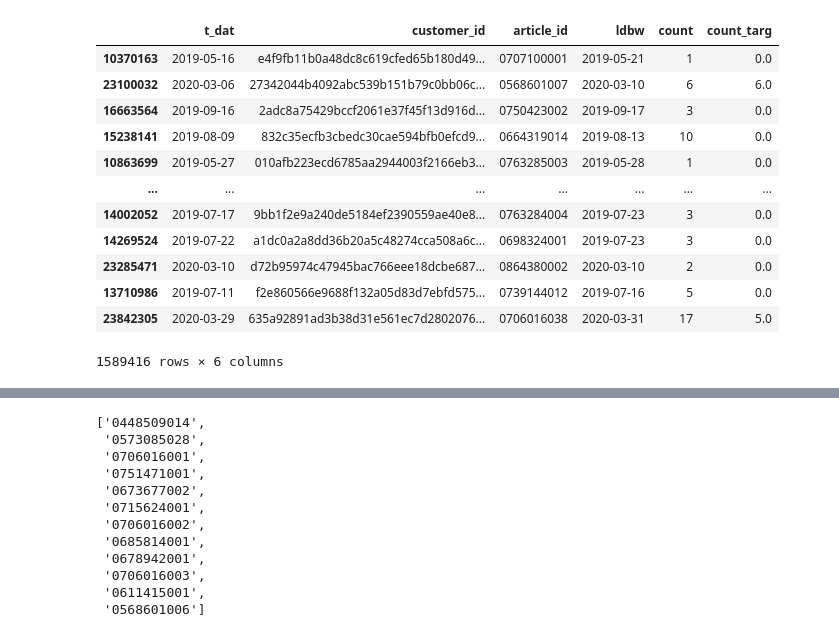
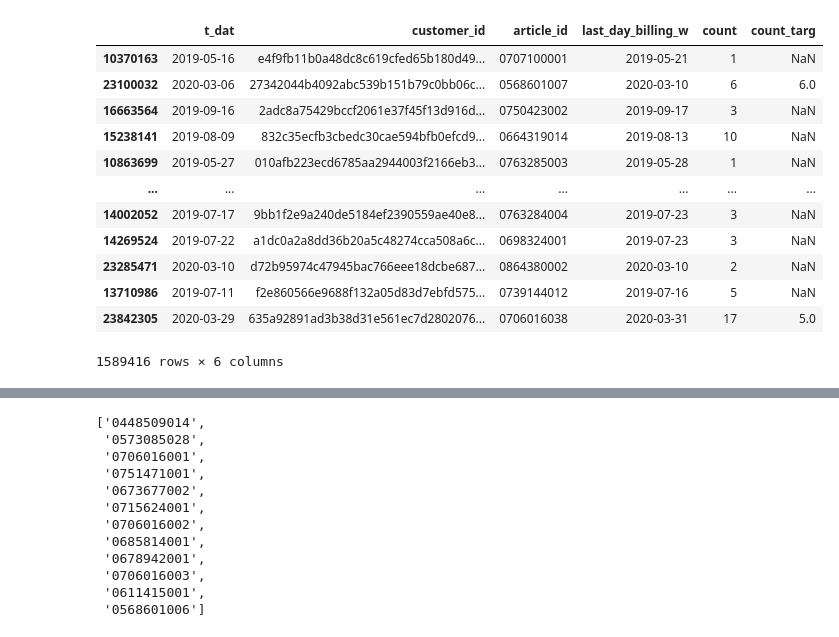
Before and after one commit to treb93/pyhm, a Jupyter notebook: analyse_dataframe.ipynb, the cells around one changed output, grey strips where cells are left out. Cells and saved outputs as stored; diff of their text form; code cells hidden in the pictures.

```diff
--- a/analyse_dataframe.ipynb
+++ b/analyse_dataframe.ipynb
@@ -38,0 +45,6 @@ last_ts = df_trans_sample['t_dat'].max()
+# %%
+
+# Ajouter une colonne 'last day of the billing week"
+
+df_trans_sample['last_day_billing_w'] = df_trans_sample['t_dat'].apply(lambda x: last_ts - (last_ts - x).floor('7D')) # À éclaircir
+df_trans_sample
@@ -39,11 +65,6 @@ last_ts = df_trans_sample['t_dat'].max()
 # %%
-#Ajouter le dernier jour de la "billing week"
-df_trans_sample['ldbw'] = df_trans_sample['t_dat'].apply(lambda d: last_ts - (last_ts - d).floor('7D'))
-
 # Compter le nombre de transactions par semaine
-weekly_sales = df_trans_sample.drop('customer_id', axis=1).groupby(['ldbw', 'article_id']).count()
-weekly_sales = weekly_sales.rename(columns={'t_dat': 'count'})
-df_trans_sample = df_trans_sample.join(weekly_sales, on=['ldbw', 'article_id'])
-
-df_trans_sample
+sales_per_w = df_trans_sample.drop('customer_id', axis= 1).groupby(['last_day_billing_w', 'article_id']).count()
+sales_per_w = sales_per_w.rename(columns={'t_dat':'count'})
+sales_per_w.head()
 # %% [output]
@@ -62,0 +78,4 @@ df_trans_sample
+# %%
+#Jointure entre df trans_sample et df sales_per_w
+df_trans_sample = df_trans_sample.join(sales_per_w, on=['last_day_billing_w', 'article_id'])
+df_trans_sample
@@ -63,29 +96,27 @@ df_trans_sample
 # %%
 # On part de l'hypothèse que les ventes de la semaine 'target' seront similaires aux ventes de la dernière
 # semaine du data training
-
-weekly_sales = weekly_sales.reset_index().set_index('article_id')
+ ## Mettre l'article id en index du df sales_per_w
+sales_per_w = sales_per_w.reset_index().set_index('article_id')
+sales_per_w
+ ## Jointure entre df trans_sample et df répertoriant les ventes des art le jour du last day of billing week
 last_day = last_ts.strftime('%Y-%m-%d')
-
-df_trans_sample = df_trans_sample.join(
-    weekly_sales.loc[weekly_sales['ldbw']==last_day, ['count']],
-    on='article_id', rsuffix="_targ")  # À éclaircir
-
-df_trans_sample['count_targ'].fillna(0, inplace=True)
-del weekly_sales
+sales_per_w.loc[sales_per_w['last_day_billing_w']==last_day, ['count']]
+df_trans_sample = df_trans_sample.join(sales_per_w.loc[sales_per_w['last_day_billing_w']==last_day, ['count']],
+                                       on='article_id', rsuffix='_targ')
 
 df_trans_sample
 # %% [output]
-|  | t_dat | customer_id | article_id | ldbw | count | count_targ |
-| 10370163 | 2019-05-16 | e4f9fb11b0a48dc8c619cfed65b180d49... | 0707100001 | 2019-05-21 | 1 | 0.0 |
+|  | t_dat | customer_id | article_id | last_day_billing_w | count | count_targ |
+| 10370163 | 2019-05-16 | e4f9fb11b0a48dc8c619cfed65b180d49... | 0707100001 | 2019-05-21 | 1 | NaN |
 | 23100032 | 2020-03-06 | 27342044b4092abc539b151b79c0bb06c... | 0568601007 | 2020-03-10 | 6 | 6.0 |
-| 16663564 | 2019-09-16 | 2adc8a75429bccf2061e37f45f13d916d... | 0750423002 | 2019-09-17 | 3 | 0.0 |
-| 15238141 | 2019-08-09 | 832c35ecfb3cbedc30cae594bfb0efcd9... | 0664319014 | 2019-08-13 | 10 | 0.0 |
-| 10863699 | 2019-05-27 | 010afb223ecd6785aa2944003f2166eb3... | 0763285003 | 2019-05-28 | 1 | 0.0 |
+| 16663564 | 2019-09-16 | 2adc8a75429bccf2061e37f45f13d916d... | 0750423002 | 2019-09-17 | 3 | NaN |
+| 15238141 | 2019-08-09 | 832c35ecfb3cbedc30cae594bfb0efcd9... | 0664319014 | 2019-08-13 | 10 | NaN |
+| 10863699 | 2019-05-27 | 010afb223ecd6785aa2944003f2166eb3... | 0763285003 | 2019-05-28 | 1 | NaN |
 | ... | ... | ... | ... | ... | ... | ... |
-| 14002052 | 2019-07-17 | 9bb1f2e9a240de5184ef2390559ae40e8... | 0763284004 | 2019-07-23 | 3 | 0.0 |
-| 14269524 | 2019-07-22 | a1dc0a2a8dd36b20a5c48274cca508a6c... | 0698324001 | 2019-07-23 | 3 | 0.0 |
-| 23285471 | 2020-03-10 | d72b95974c47945bac766eee18dcbe687... | 0864380002 | 2020-03-10 | 2 | 0.0 |
-| 13710986 | 2019-07-11 | f2e860566e9688f132a05d83d7ebfd575... | 0739144012 | 2019-07-16 | 5 | 0.0 |
+| 14002052 | 2019-07-17 | 9bb1f2e9a240de5184ef2390559ae40e8... | 0763284004 | 2019-07-23 | 3 | NaN |
+| 14269524 | 2019-07-22 | a1dc0a2a8dd36b20a5c48274cca508a6c... | 0698324001 | 2019-07-23 | 3 | NaN |
+| 23285471 | 2020-03-10 | d72b95974c47945bac766eee18dcbe687... | 0864380002 | 2020-03-10 | 2 | NaN |
+| 13710986 | 2019-07-11 | f2e860566e9688f132a05d83d7ebfd575... | 0739144012 | 2019-07-16 | 5 | NaN |
 | 23842305 | 2020-03-29 | 635a92891ad3b38d31e561ec7d2802076... | 0706016038 | 2020-03-31 | 17 | 5.0 |
 1589416 rows × 6 columns
```
Also changed, not shown: parts of 13 cells of this notebook.
